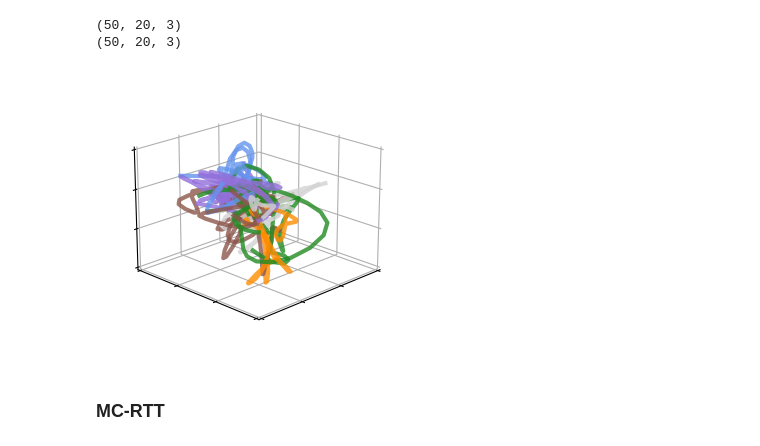
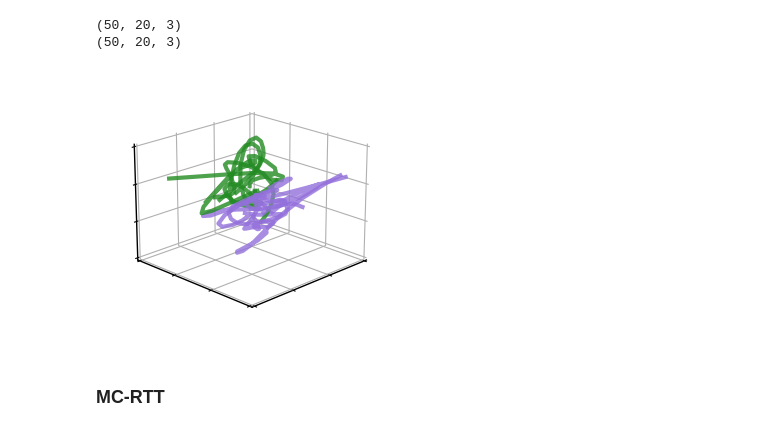
Before and after one commit to yzhang511/neural_decoding, a Jupyter notebook: notebooks/visualize_latents_bmm_hmm.ipynb, the cells around one changed output. Cells and saved outputs as stored; diff of their text form; code cells hidden in the pictures.

```diff
--- a/notebooks/visualize_latents_bmm_hmm.ipynb
+++ b/notebooks/visualize_latents_bmm_hmm.ipynb
@@ -94,6 +94,11 @@ for i in range(latents.shape[0]):
 # %%
 # COLOR = ["red", "blue", "green"]
 COLOR = ['cornflowerblue', 'forestgreen', 'darkorange', 'lightgray', 'tab:brown', 'mediumpurple']
+# COLOR = ['cornflowerblue', 'darkorange']
+
+mask = np.argwhere(labels != 1).flatten()
+labels = labels[mask]
+smoothed_latents = smoothed_latents[mask]
 
 fig = plt.figure(figsize=(3, 4))
 ax = fig.add_subplot(111, projection='3d')
@@ -137,6 +142,6 @@ ax.set_zticklabels([])
 # ax.set_zlabel('Rank 3')
 
 plt.tight_layout()
-plt.savefig(f"{base_path.replace('allen', 'neural_decoding')}/notebooks/figs/latents_{target}.png", dpi=300)
+plt.savefig(f"{base_path.replace('allen', 'neural_decoding')}/notebooks/figs/latents_{target}.png", dpi=400)
 plt.show()
 # %% [output]
@@ -225,7 +230,11 @@ for i in range(latents.shape[0]):
         smoothed_latents[i, :, j] = gaussian_filter1d(latents[i, :, j], sigma=sigma)
 # %%
 # COLOR = ["red", "blue", "green", "orange", "purple", "pink"]
-COLOR = ['cornflowerblue', 'forestgreen', 'darkorange', 'lightgray', 'tab:brown', 'mediumpurple']
+COLOR = ['forestgreen', 'cornflowerblue', 'darkorange', 'mediumpurple', 'lightgray', 'tab:brown']
+
+mask = np.argwhere(((labels == 0) | (labels == 3)) == True).flatten()
+labels = labels[mask]
+smoothed_latents = smoothed_latents[mask]
 
 fig = plt.figure(figsize=(3, 4))
 ax = fig.add_subplot(111, projection='3d')
@@ -242,37 +251,37 @@ for i, latent in enumerate(smoothed_latents):
 
 ax.view_init(elev=20, azim=45)
 
-x_min, x_max = -0.014, 0.0052
-y_min, y_max = -0.036, 0.016
+x_min, x_max = -0.01, 0.004
+y_min, y_max = -0.036, 0.01
 z_min, z_max = -0.012, 0.0056
 ax.set_xlim(x_min, x_max)
 ax.set_ylim(y_min, y_max)
 ax.set_zlim(z_min, z_max)
 
 x_ticks = np.linspace(x_min, x_max, 4)
 y_ticks = np.linspace(y_min, y_max, 4)
 z_ticks = np.linspace(z_min, z_max, 4)
 ax.set_xticks(x_ticks)
 ax.set_yticks(y_ticks)
 ax.set_zticks(z_ticks)
 
 # ax.set_xticklabels([f'{x:.2}' for x in x_ticks])
 # ax.set_yticklabels([f'{x:.2}' for x in y_ticks])
 # ax.set_zticklabels([f'{x:.2}' for x in z_ticks])
 
 ax.set_xticklabels([])
 ax.set_yticklabels([])
 ax.set_zticklabels([])
 
 # ax.set_xlabel('Rank 1')
 # ax.set_ylabel('Rank 2')
 # ax.set_zlabel('Rank 3')
 
 plt.tight_layout()
-# plt.savefig(f"{base_path.replace('allen', 'neural_decoding')}/notebooks/figs/latents_{target}.png", dpi=300)
+plt.savefig(f"{base_path.replace('allen', 'neural_decoding')}/notebooks/figs/latents_{target}.png", dpi=400)
 plt.show()
 # %% [output]
-[figure, old version]
+[figure, new version]
 # %% [markdown]
 ### MC-RTT
 # %%
```
Also changed, not shown: parts of 1 cell of this notebook.
